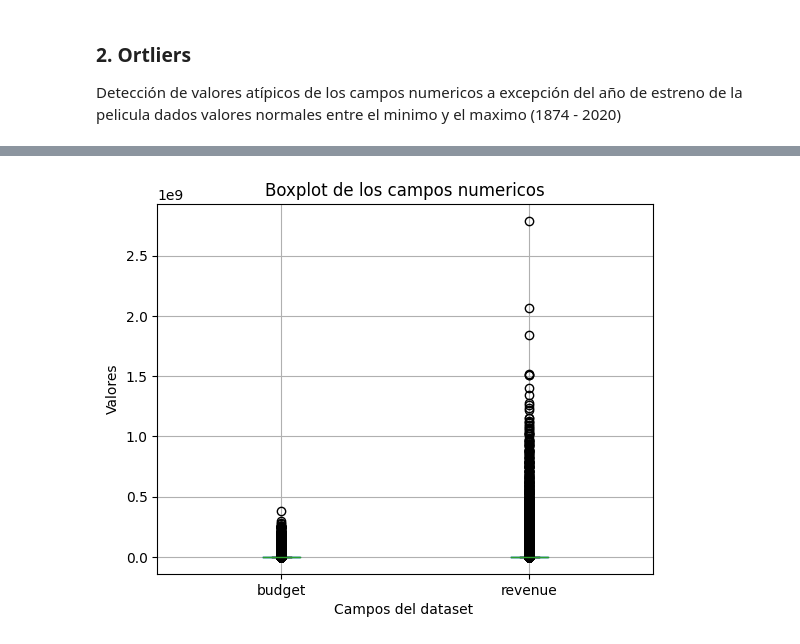
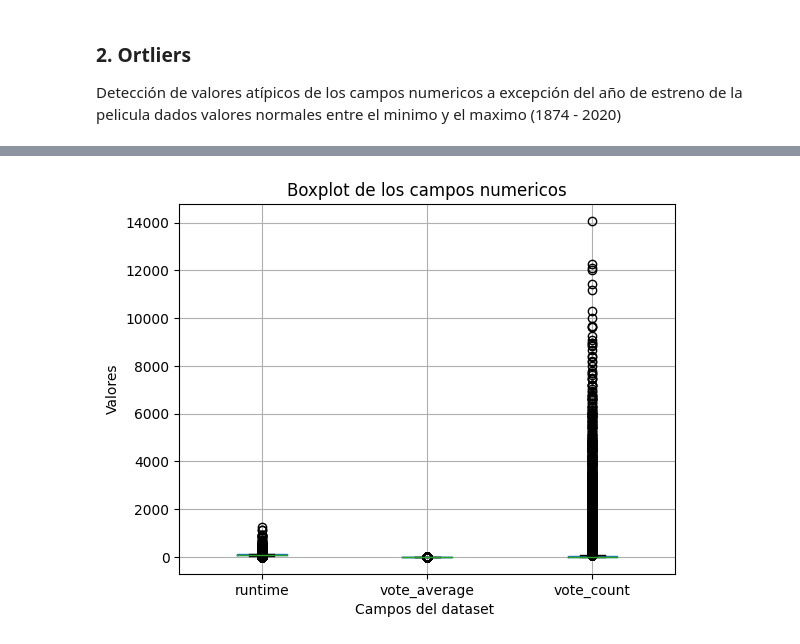
Before and after one commit to melodiromero/movies, a Jupyter notebook: eda.ipynb, the cells around one changed output, grey strips where cells are left out. Saved outputs shown, nothing was run; the diff lists cells and outputs as text; code cells hidden in the pictures.

Commit message:
visualizacion de patrones

```diff
--- a/eda.ipynb
+++ b/eda.ipynb
@@ -235,3 +215,0 @@ print(df[df.duplicated(keep=False)]) # se visualizan los registros duplicados
-# %%
-df = df.drop_duplicates()
-print('Cantidad de registros sin duplicados',df.shape[0])
@@ -243,13 +230,13 @@ Detección de valores atípicos de los campos numericos a excepción del año de
 # %%
 
-columnas = ['budget','revenue']
+columnas = ['runtime','vote_average','vote_count']
 
 df[columnas].boxplot()
 
 plt.xlabel('Campos del dataset ')
 plt.ylabel('Valores')
 plt.title('Boxplot de los campos numericos')
 
 plt.show()
 # %% [output]
-[figure, old version]
+[figure, new version]
```
Also changed, not shown: parts of 32 cells of this notebook, 1 other file.
